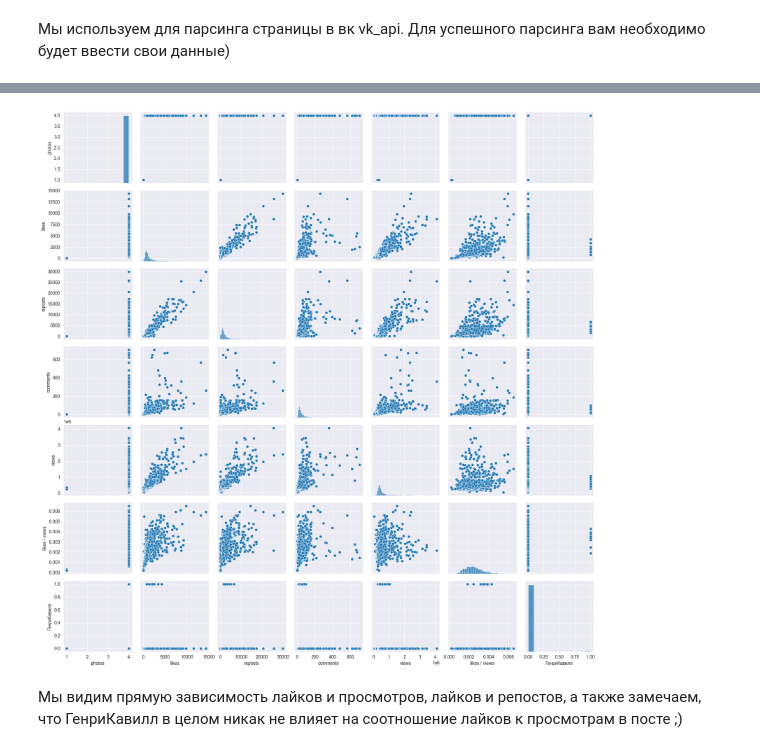
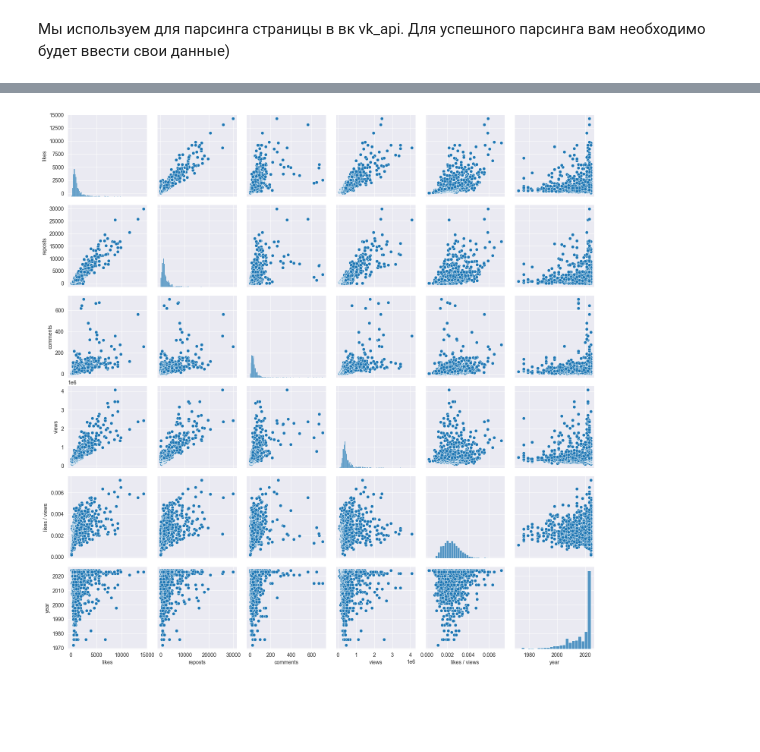
Before and after one commit to vabagd/DS_project_2024, a Jupyter notebook: DS_project_2024_code.ipynb, the cells around one changed output, grey strips where cells are left out. Cells and saved outputs as stored; diff of their text form; code cells hidden in the pictures; blank space fills up the shorter version.

```diff
--- a/DS_project_2024_code.ipynb
+++ b/DS_project_2024_code.ipynb
@@ -148,5 +234,4 @@ df = pd.DataFrame()
 # %%
-import pandas as pd
 df = pd.DataFrame()
 # Заполняем датафрейм данными
 df.index = list(map(lambda post: post.get('id', None), posts))
@@ -160,5 +245,9 @@ df['likes / views'] = df['likes'] / df['views']
 df['text'] = list(map(lambda post: post.get('text', None), posts))
 df['actors'] = actors
 df['year'] = post_film_years
+df['genres'] = post_genres
 
+df['18+'] = df['text'].apply(lambda x: 1 if '18+' in x else 0)  # Добавим поле фильмов 18+
+df['16+'] = df['text'].apply(lambda x: 1 if '16+' in x else 0)  # Добавим поле фильмов 16+
 df = df.loc[df['actors'] != '']  # ... где есть актеры
+df = df.loc[df['genres'] != '']  # ... где есть жанры
@@ -185,18 +260,16 @@ df
+# %%
+# Составляем OneHotEncoding для ВСЕХ жанров (хотя бы не 300 столбцов, ура))
+for genre in all_genres:
+    df[genre] = df['genres'].apply(lambda x: 1 if genre in x else 0)
 # %%
-columns_list = list(df.columns.values)[9:] # Берем всех актеров и удаляем тех, которые встречаются меньше 5 раз
+# Берем всех актеров и удаляем тех, которые встречаются меньше 5 раз
+# Т.к. жанры находятся в конце, поэтому последние len(all_genres) столбцов убираем из фильтрации
+columns_list = list(df.columns.values)[10:-len(all_genres)]
 sums = {}
 for i in columns_list:
     sums[i] = df[i].sum()
 a = sorted(sums.items(), key=lambda item: item[1])
 a.reverse()
 sums = dict(a)
-
-unreasonable_sums = []
-for i in range(len(sums.keys())):
-    if sums[list(sums.keys())[i]] < 5:
-        unreasonable_sums = list(sums.keys())[i:] # Просто обрубая, что дальше
-        break
-
-new_df = df.drop(unreasonable_sums, axis=1)
-new_df
+sums
 # %% [output]
@@ -216,4 +316,5 @@ new_df
 # %%
-# Протестим визуализацию на всех численных колонках (из актеров, только Генри Кавилл, для интереса)
+# Удаляем поля со списками актеров и фильмов и photos, потому что ее значение почти всегда равно 4
 
-vis_df = df.drop(df.columns.difference(['photos','likes','reposts','comments','views','year', 'likes / views', 'ГенриКавилл']), axis=1)
+new_df = new_df.drop(['actors', 'genres', 'photos'], axis=1)
+new_df.head()
@@ -220,8 +329,8 @@ vis_df = df.drop(df.columns.difference(['photos','likes','reposts','comments','v
-# %%
-import seaborn as sns
-sns.set_style("darkgrid")
-sns.pairplot(vis_df);
-# %% [output]
-[figure, removed]
-# %% [markdown]
-Мы видим прямую зависимость лайков и просмотров, лайков и репостов, а также замечаем, что ГенриКавилл в целом никак не влияет на соотношение лайков к просмотрам в посте ;)
+# %%
+# Протестим визуализацию на всех численных колонках
+
+vis_df = new_df.drop(new_df.columns.difference(['likes','reposts','comments','views','year', 'likes / views']), axis=1)
+sns.set_style("darkgrid")
+sns.pairplot(vis_df);
+# %% [output]
+[figure, added]
```
Also changed, not shown: parts of 41 cells of this notebook.
